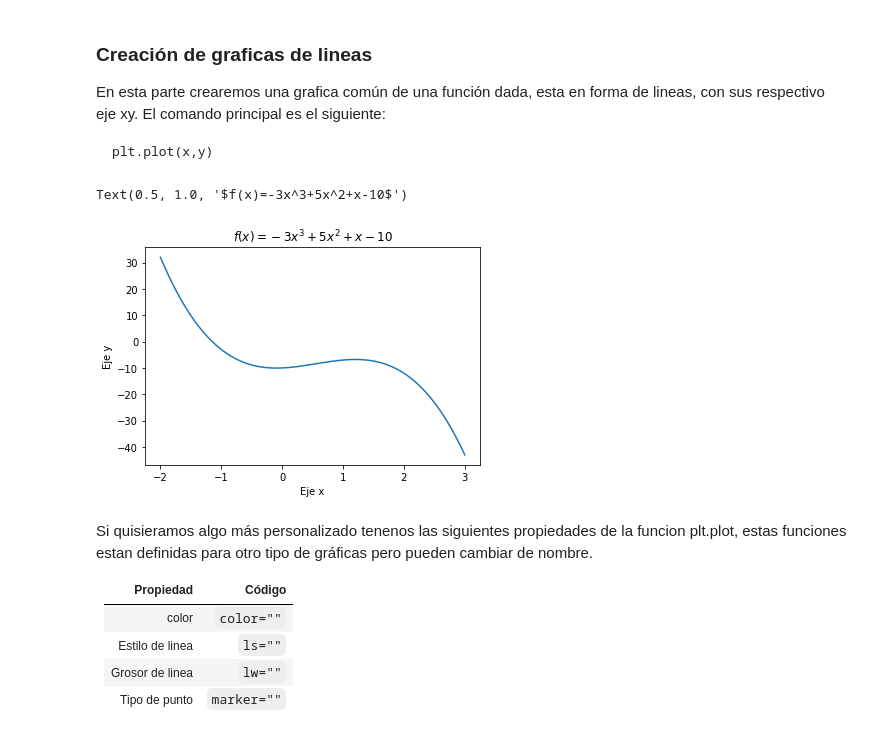
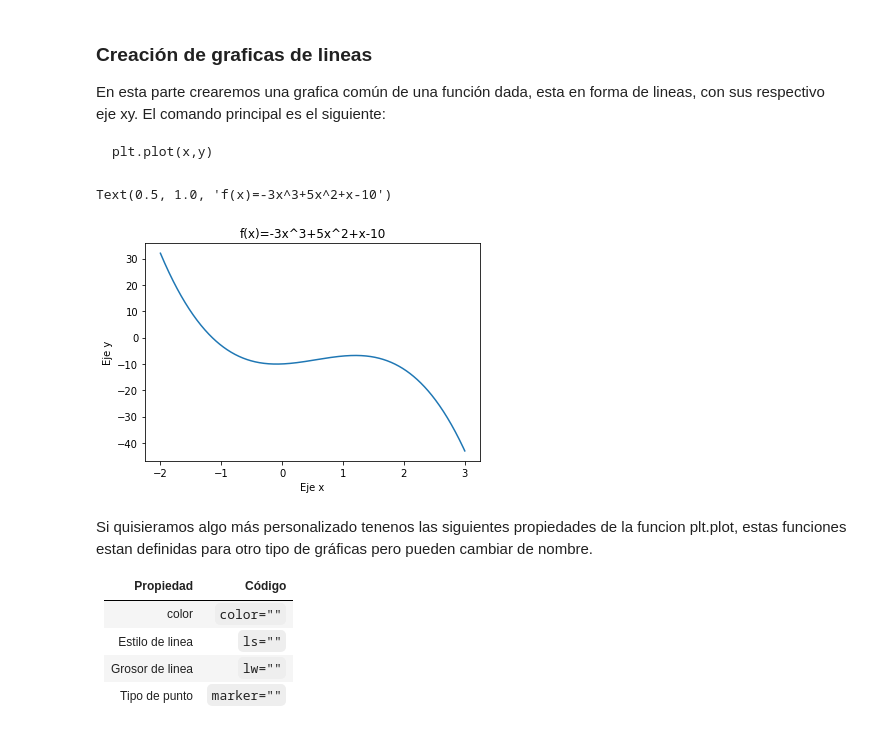
Before and after one commit to giovannilopez9808/Taller_python_ene2021, a Jupyter notebook: Sesiones/matplotlib.ipynb, the cells around one changed output. Saved outputs shown, nothing was run; the diff lists cells and outputs as text; code cells hidden in the pictures.

```diff
--- a/Sesiones/matplotlib.ipynb
+++ b/Sesiones/matplotlib.ipynb
@@ -25,21 +25,21 @@ plt.plot(x,y)
 # %%
 # Definición de la función a gráficar
 def f(x):
     return -3*x**3+5*x**2+x-10
 # Creación de los valores (Dominio de la funcion)
 x=np.linspace(-2,3,1000)
 # Calculo de los valores de f(x)
 y=f(x)
 # Ploteo de la linea
 plt.plot(x,y)
 # Nombres de los ejes x y y respectivamente
 plt.xlabel("Eje x")
 plt.ylabel("Eje y")
 # Titulo de la gráfica (En cualquier momento se puede usar la escritura de LaTeX)
-plt.title("$f(x)=-3x^3+5x^2+x-10$")
+plt.title("f(x)=-3x^3+5x^2+x-10")
 # %% [output]
-Text(0.5, 1.0, '$f(x)=-3x^3+5x^2+x-10$')
+Text(0.5, 1.0, 'f(x)=-3x^3+5x^2+x-10')
-[figure, old version]
+[figure, new version]
 # %% [markdown]
 Si quisieramos algo más personalizado tenenos las siguientes propiedades de la funcion plt.plot, estas funciones estan definidas para otro tipo de gráficas pero pueden cambiar de nombre.
 
```
Also changed, not shown: parts of 9 cells of this notebook, 6 other files.
